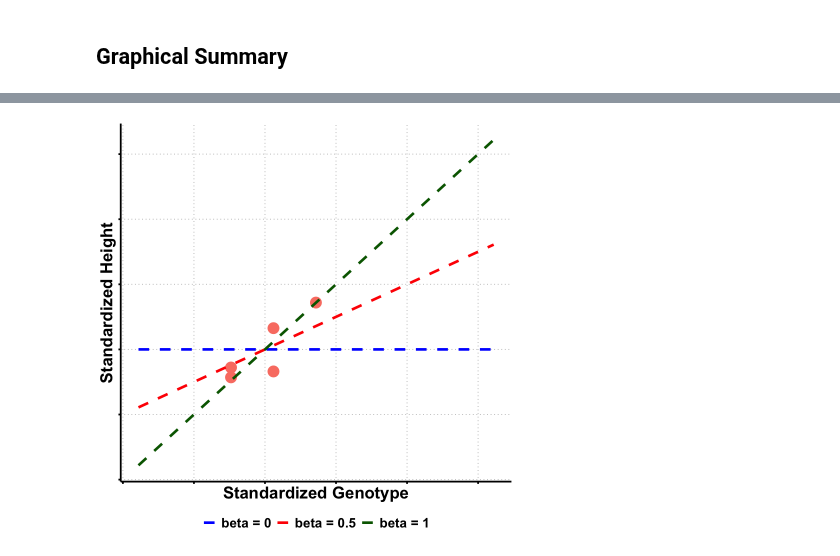
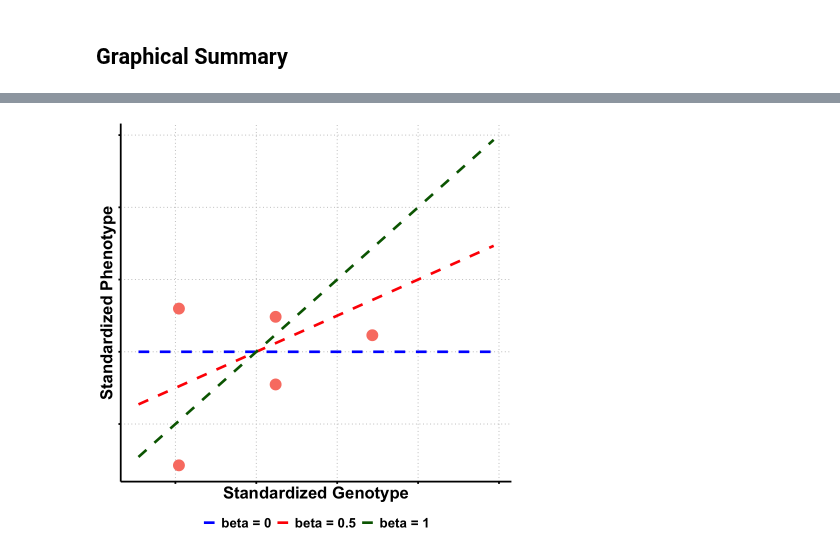
Before and after one commit to StatFunGen/statgen-prerequisites, a Jupyter notebook: likelihood.ipynb, the cells around one changed output, grey strips where cells are left out. Cells and saved outputs as stored; diff of their text form; code cells hidden in the pictures.

```diff
--- a/likelihood.ipynb
+++ b/likelihood.ipynb
@@ -262,20 +185,17 @@ legend("topright",
 ## Graphical Summary
 # %%
 library(ggplot2)
-
-# Prepare the data
-variant_idx <- 2
 df_scatter <- data.frame(
-  Genotype = X[, variant_idx],
-  Height = Y
+  Genotype = X,
+  Phenotype = Y_true
 )
 
 # Create plot
-p1 <- ggplot(df_scatter, aes(x = Genotype, y = Height)) +
+p1 <- ggplot(df_scatter, aes(x = Genotype, y = Phenotype)) +
   geom_point(color = "salmon", size = 6) +
   labs(
     x = "Standardized Genotype",
-    y = "Standardized Height"
+    y = "Standardized Phenotype"
   ) +
   theme_minimal() +
   theme(
@@ -297,10 +217,3 @@ p1 <- ggplot(df_scatter, aes(x = Genotype, y = Height)) +
     panel.background = element_rect(fill = "transparent", color = NA),
     plot.background = element_rect(fill = "transparent", color = NA)
   )
-
-# Show the plot
-print(p1)
-
-# Save the plot
-ggsave("./cartoons/likelihood_data.png", plot = p1,
-       width = 6, height = 6, dpi = 300, bg = "transparent")
@@ -309,32 +220,35 @@ ggsave("./cartoons/likelihood_data.png", plot = p1,
 # %%
+# Create sequence of x values for smooth lines
+x_vals <- seq(min(X) - 0.5, max(X) + 1.5, length.out = 100)
+
 # Create updated data frame for lines
 lines_df <- data.frame(
-  Genotype = rep(x_vals, 3),
-  Height = c(
-    0 * x_vals,
-    0.5 * x_vals,
-    1.0 * x_vals
-  ),
-  Model = factor(rep(c("beta = 0", "beta = 0.5", "beta = 1"), each = length(x_vals)),
-                 levels = c("beta = 0", "beta = 0.5", "beta = 1"))
+ Genotype = rep(x_vals, 3),
+ Phenotype = c(
+   0 * x_vals,
+   0.5 * x_vals,
+   1 * x_vals
+ ),
+ Model = factor(rep(c("beta = 0", "beta = 0.5", "beta = 1"), each = length(x_vals)),
+                levels = c("beta = 0", "beta = 0.5", "beta = 1"))
 )
 
 # Add dashed lines with plain labels
 p2 <- p1 +
-  geom_line(data = lines_df, aes(x = Genotype, y = Height, color = Model, linetype = Model), linewidth = 1.5) +
-  scale_color_manual(values = c("beta = 0" = "blue", "beta = 0.5" = "red", "beta = 1" = "darkgreen")) +
-  scale_linetype_manual(values = c("beta = 0" = "dashed", "beta = 0.5" = "dashed", "beta = 1" = "dashed")) +
-  theme(
-    legend.title = element_blank(),
-    legend.position = "bottom",
-    legend.text = element_text(size = 16, face = "bold")
-  )
+ geom_line(data = lines_df, aes(x = Genotype, y = Phenotype, color = Model, linetype = Model), linewidth = 1.5) +
+ scale_color_manual(values = c("beta = 0" = "blue", "beta = 0.5" = "red", "beta = 1" = "darkgreen")) +
+ scale_linetype_manual(values = c("beta = 0" = "dashed", "beta = 0.5" = "dashed", "beta = 1" = "dashed")) +
+ theme(
+   legend.title = element_blank(),
+   legend.position = "bottom",
+   legend.text = element_text(size = 16, face = "bold")
+ )
 
 # Show and save plot
 print(p2)
 ggsave("./cartoons/likelihood_data_fitted.png", plot = p2,
-       width = 6, height = 6, dpi = 300, bg = "transparent")
+      width = 6, height = 6, dpi = 300, bg = "transparent")
 # %% [output]
-[figure, old version]
+[figure, new version]
 # %%
 # Create a data frame for likelihood curves
```
Also changed, not shown: parts of 50 cells of this notebook, 22 other files.
